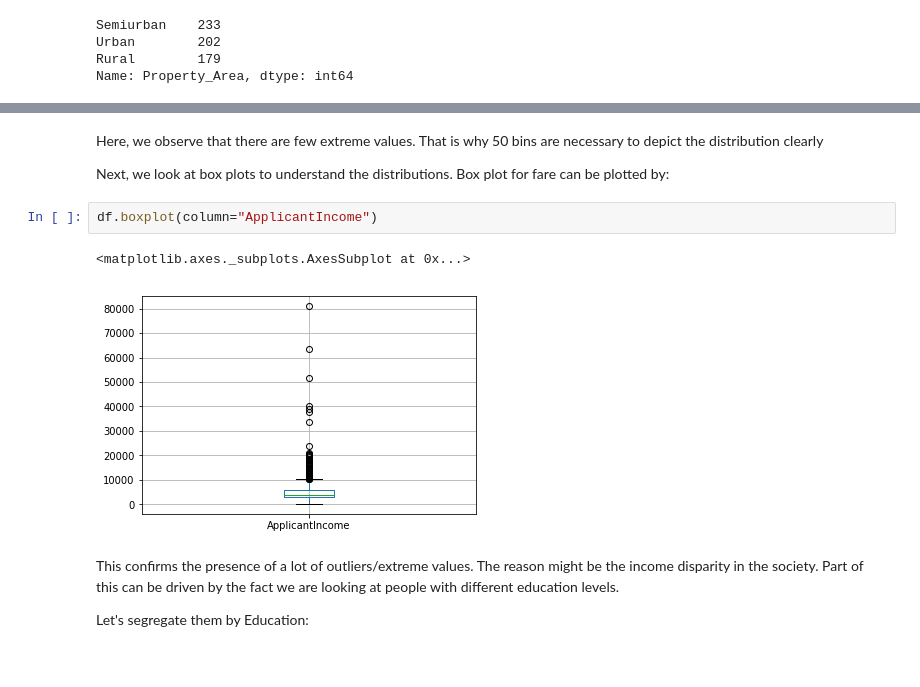
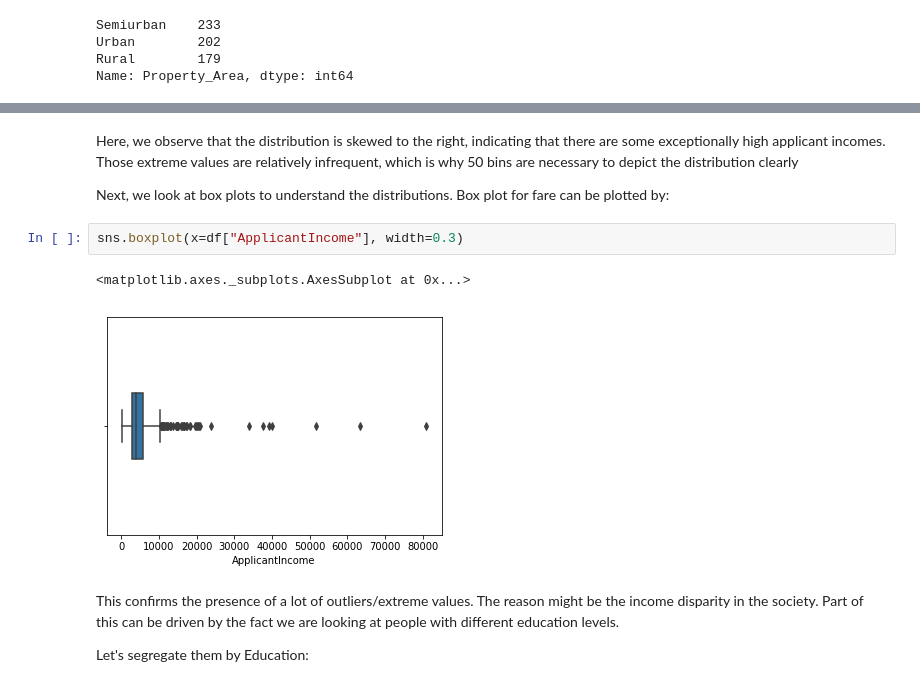
Before and after one commit to ericdasse28/loan-prediction, a Jupyter notebook: Automated Loan Prediction.ipynb, the cells around one changed output, grey strips where cells are left out. Cells and saved outputs as stored; diff of their text form.

```diff
--- a/Automated Loan Prediction.ipynb
+++ b/Automated Loan Prediction.ipynb
@@ -72,12 +73,12 @@ df["ApplicantIncome"].hist(bins=50)
 # %% [markdown]
-Here, we observe that there are few extreme values. That is why 50 bins are necessary to depict the distribution clearly
+Here, we observe that the distribution is skewed to the right, indicating that there are some exceptionally high applicant incomes. Those extreme values are relatively infrequent, which is why 50 bins are necessary to depict the distribution clearly
 
 Next, we look at box plots to understand the distributions. Box plot for fare can be plotted by:
-# %%
-df.boxplot(column="ApplicantIncome")
-# %% [output]
-<matplotlib.axes._subplots.AxesSubplot at 0x...>
-[figure, removed]
+# %%
+sns.boxplot(x=df["ApplicantIncome"], width=0.3)
+# %% [output]
+<matplotlib.axes._subplots.AxesSubplot at 0x...>
+[figure, added]
 # %% [markdown]
 This confirms the presence of a lot of outliers/extreme values. The reason might be the income disparity in the society. Part of this can be driven by the fact we are looking at people with different education levels.
 
```
Also changed, not shown: parts of 13 cells of this notebook.
